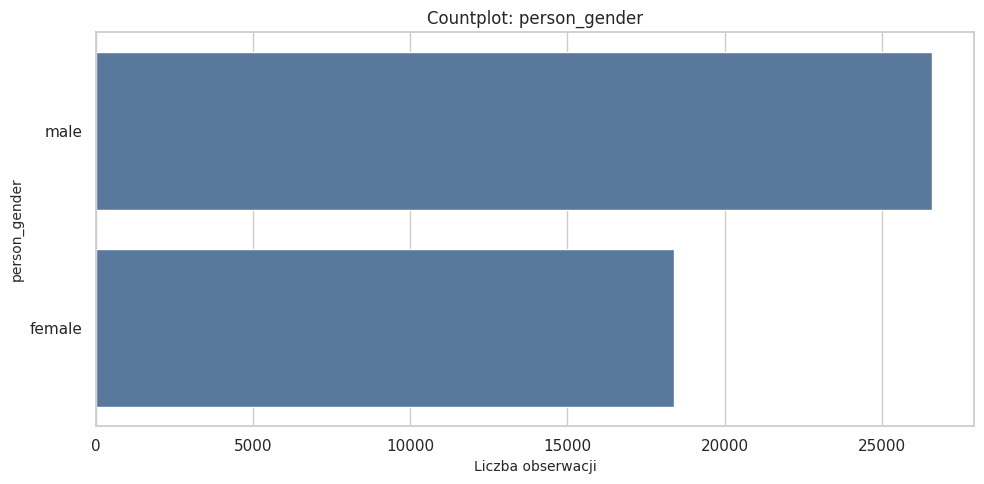
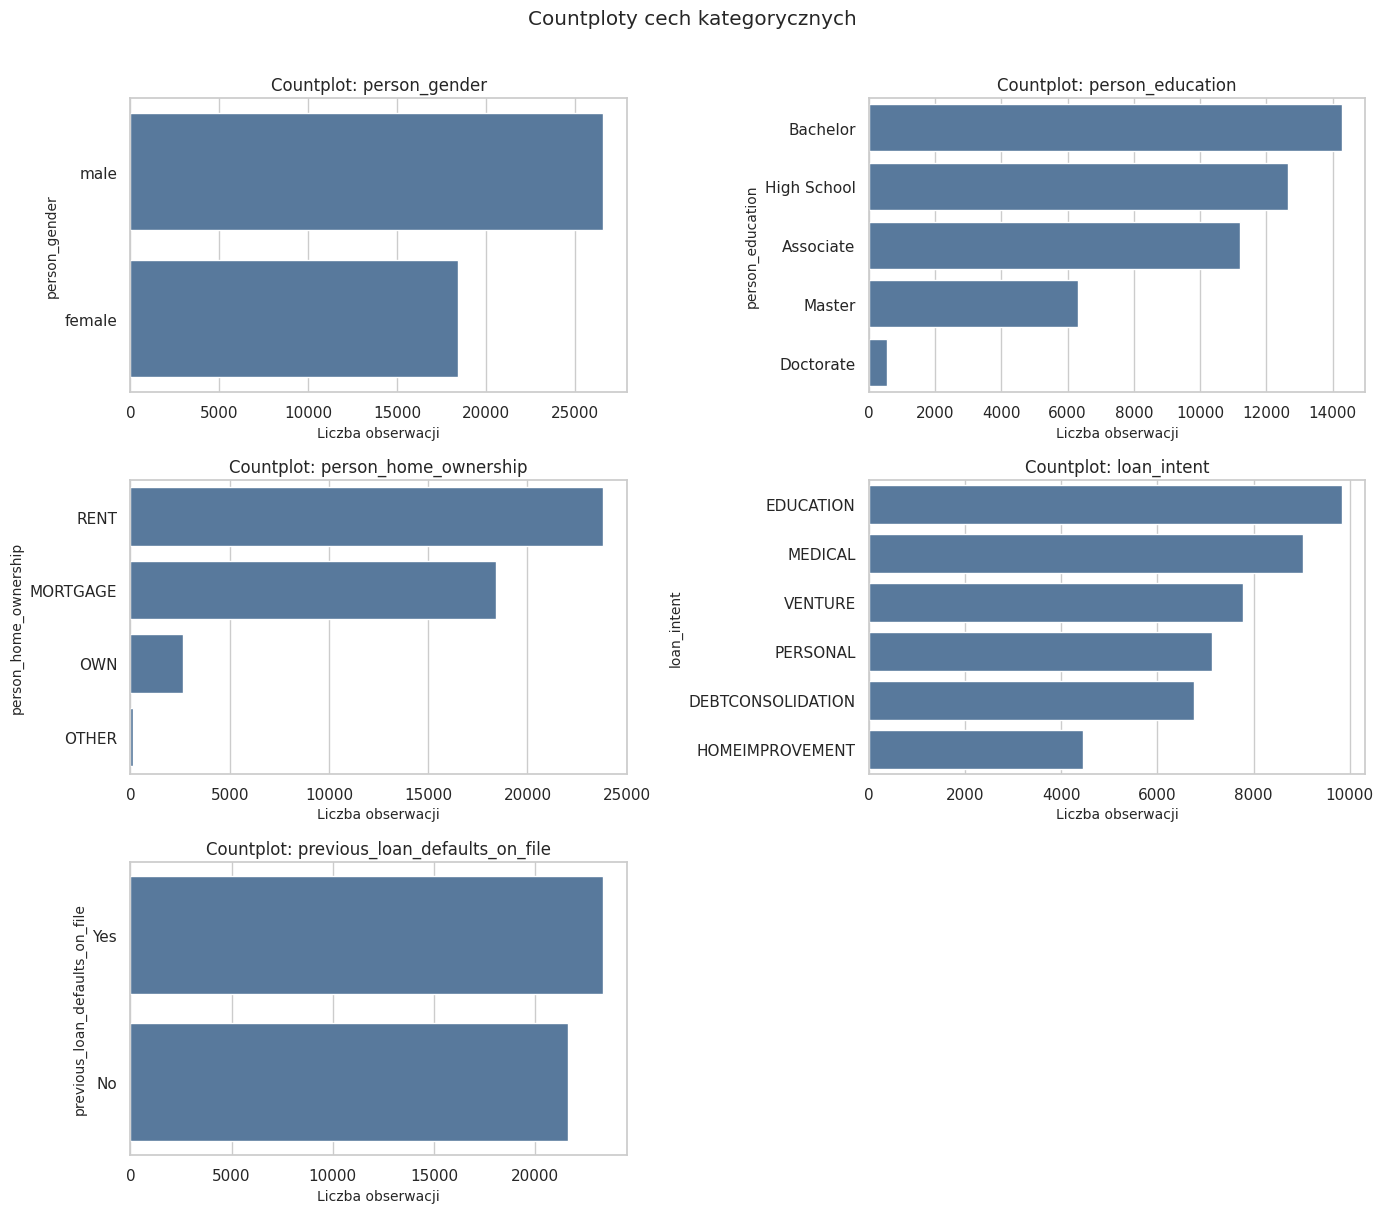
Unified diff of the notebook cell whose output changed from the first chart to the second:
--- before
+++ after
@@ -1,22 +1,35 @@
-# Countplot dla kolumn nienumerycznych (bez loan_status)
+# Countploty dla kolumn nienumerycznych (bez loan_status) w subplotach
 cat_cols = [
     col for col in df.select_dtypes(exclude=[np.number]).columns.tolist()
     if col != "loan_status"
-]
+ ]
 
 if not cat_cols:
     print("Brak kolumn nienumerycznych do wizualizacji countplot.")
 else:
-    for col in cat_cols:
-        plt.figure(figsize=(10, 5))
+    n_cols_plot = 2
+    n_rows_plot = int(np.ceil(len(cat_cols) / n_cols_plot))
+
+    fig, axes = plt.subplots(
+        n_rows_plot, n_cols_plot, figsize=(14, 4 * n_rows_plot)
+    )
+    axes = np.array(axes).reshape(-1)
+
+    for i, col in enumerate(cat_cols):
         order = df[col].astype(str).value_counts().index
         sns.countplot(
             y=df[col].astype(str),
             order=order,
-            color="#4c78a8"
+            color="#4c78a8",
+            ax=axes[i]
         )
-        plt.title(f"Countplot: {col}")
-        plt.xlabel("Liczba obserwacji")
-        plt.ylabel(col)
-        plt.tight_layout()
-        plt.show()
+        axes[i].set_title(f"Countplot: {col}")
+        axes[i].set_xlabel("Liczba obserwacji")
+        axes[i].set_ylabel(col)
+
+    for j in range(len(cat_cols), len(axes)):
+        axes[j].axis("off")
+
+    plt.suptitle("Countploty cech kategorycznych", y=1.01)
+    plt.tight_layout()
+    plt.show()

Commit: first 3 models